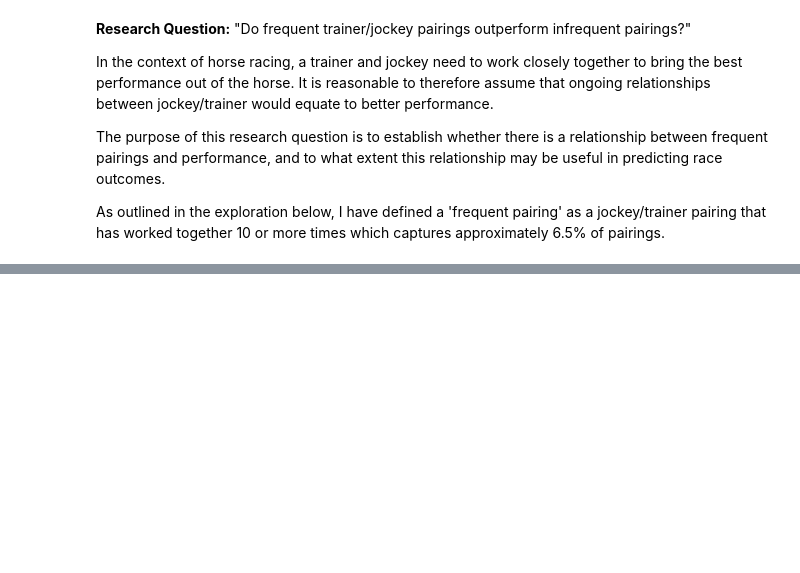
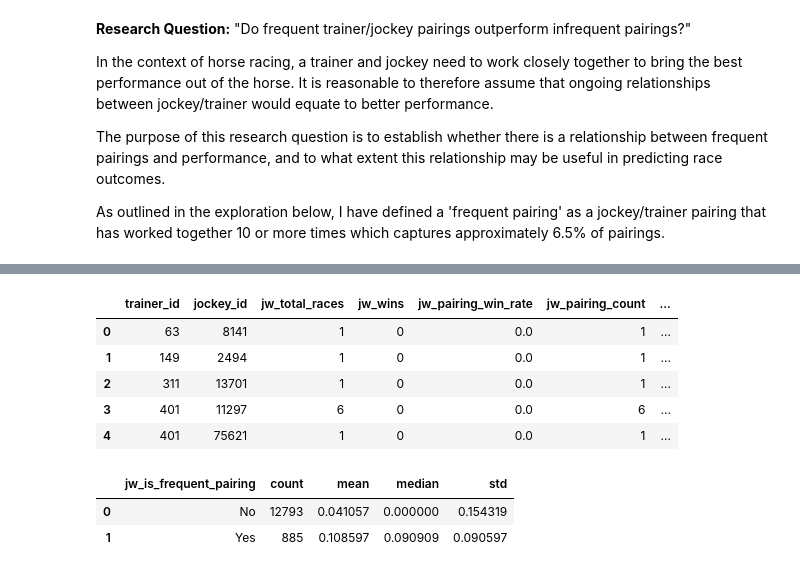
Before and after one commit to Kobeonekenobe/GroupProject3, a Jupyter notebook: GroupProject3.ipynb, the cells around one changed output, grey strips where cells are left out. Drawn from its saved outputs; the diff is of its cells as text; code cells hidden in the pictures; blank space fills up the shorter version.

```diff
--- a/GroupProject3.ipynb
+++ b/GroupProject3.ipynb
@@ -205,0 +270,43 @@ As outlined in the exploration below, I have defined a 'frequent pairing' as a j
+# %%
+#calculating win rates per pairing
+jw_pairing_stats = (
+    jw_df.groupby(['trainer_id', 'jockey_id'])
+    .agg(
+        jw_total_races=('race_id', 'count'),
+        jw_wins=('pos', lambda x: (x == 1).sum())
+    )
+    .reset_index()
+)
+
+# win rate
+jw_pairing_stats['jw_pairing_win_rate'] = jw_pairing_stats['jw_wins'] / jw_pairing_stats['jw_total_races']
+
+# merge with pairing counts
+jw_pairing_stats = jw_pairing_stats.merge(
+    jw_pairing_counts[['trainer_id', 'jockey_id', 'jw_pairing_count', 'jw_is_frequent_pairing']],
+    on=['trainer_id', 'jockey_id'],
+    how='left'
+)
+
+jw_pairing_stats.head()
+# %% [output]
+|  | trainer_id | jockey_id | jw_total_races | jw_wins | jw_pairing_win_rate | jw_pairing_count | ... |
+| 0 | 63 | 8141 | 1 | 0 | 0.0 | 1 | ... |
+| 1 | 149 | 2494 | 1 | 0 | 0.0 | 1 | ... |
+| 2 | 311 | 13701 | 1 | 0 | 0.0 | 1 | ... |
+| 3 | 401 | 11297 | 6 | 0 | 0.0 | 6 | ... |
+| 4 | 401 | 75621 | 1 | 0 | 0.0 | 1 | ... |
+# %%
+#comparing win rates
+jw_summary = (
+    jw_pairing_stats
+    .groupby('jw_is_frequent_pairing')['jw_pairing_win_rate']
+    .agg(['count', 'mean', 'median', 'std'])
+    .reset_index()
+)
+
+jw_summary
+# %% [output]
+|  | jw_is_frequent_pairing | count | mean | median | std |
+| 0 | No | 12793 | 0.041057 | 0.000000 | 0.154319 |
+| 1 | Yes | 885 | 0.108597 | 0.090909 | 0.090597 |
```
Also changed, not shown: parts of 14 cells of this notebook.
